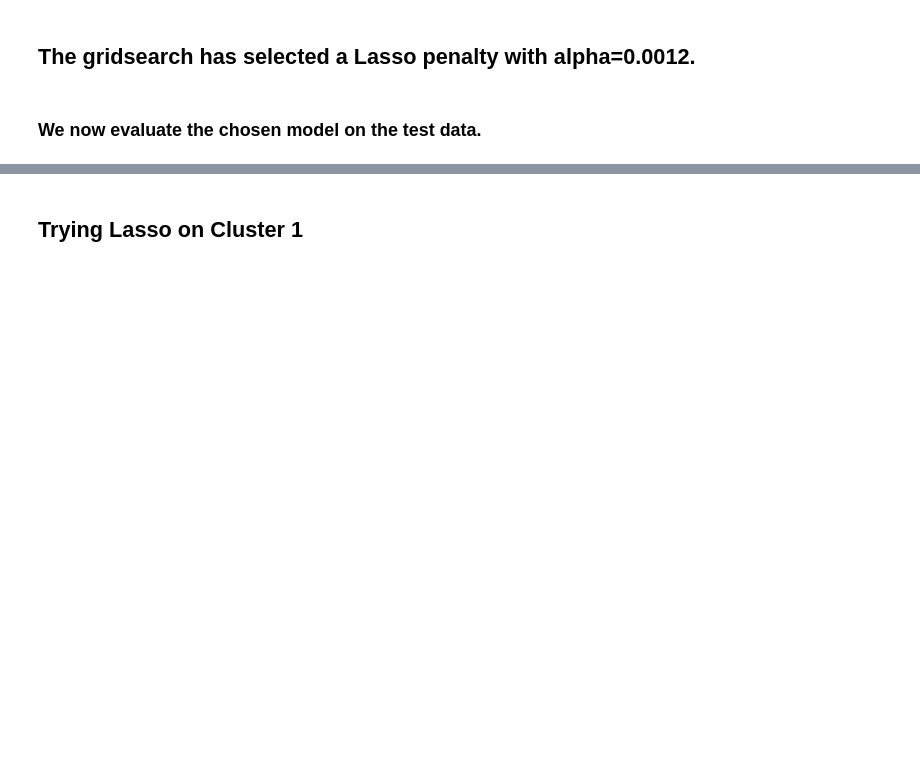
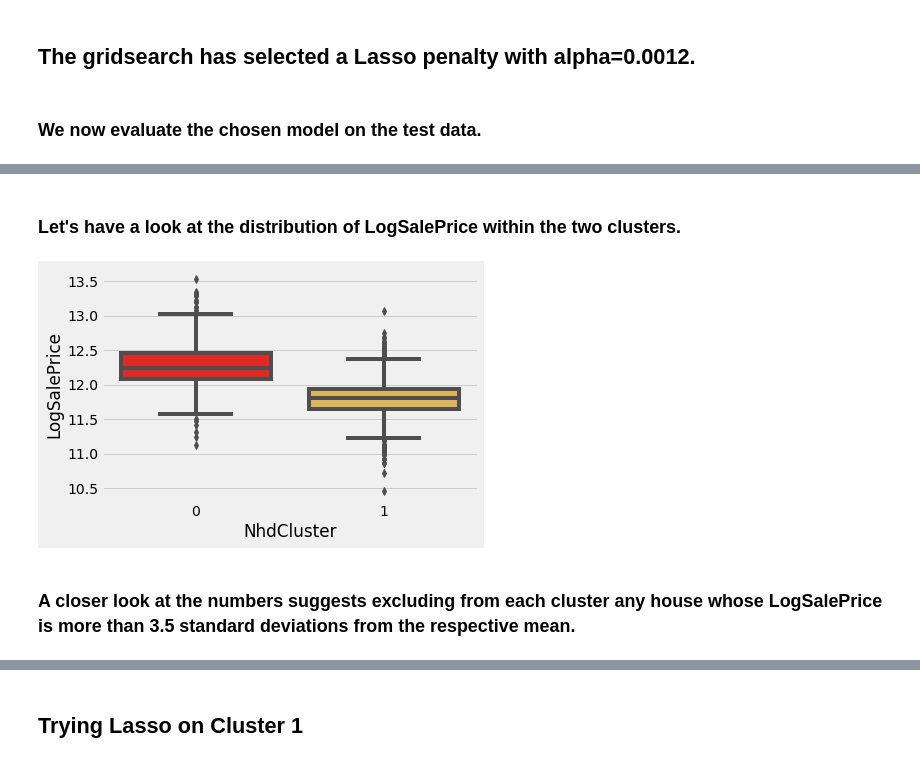
Before and after one commit to nikita-agrawal/Ames-Housing-Analysis, a Jupyter notebook: Alex/cluster_story_models.ipynb, the cells around one changed output, grey strips where cells are left out. Cells and saved outputs as stored; diff of their text form; code cells hidden in the pictures; blank space fills up the shorter version.

```diff
--- a/Alex/cluster_story_models.ipynb
+++ b/Alex/cluster_story_models.ipynb
@@ -286,3 +289,12 @@ cluster_dict = nhds['Cluster'].to_dict()
 # %%
 train['NhdCluster'] = train.apply(lambda x: cluster_dict[x['Neighborhood']], axis=1)
 test['NhdCluster'] = test.apply(lambda x: cluster_dict[x['Neighborhood']], axis=1)
+# %% [markdown]
+### Let's have a look at the distribution of LogSalePrice within the two clusters.
+# %%
+sns.boxplot(x='NhdCluster', y='LogSalePrice', data=train)
+plt.show()
+# %% [output]
+[figure, added]
+# %% [markdown]
+### A closer look at the numbers suggests excluding from each cluster any house whose LogSalePrice is more than 3.5 standard deviations from the respective mean.
```
Also changed, not shown: parts of 52 cells of this notebook, 6 other files.
